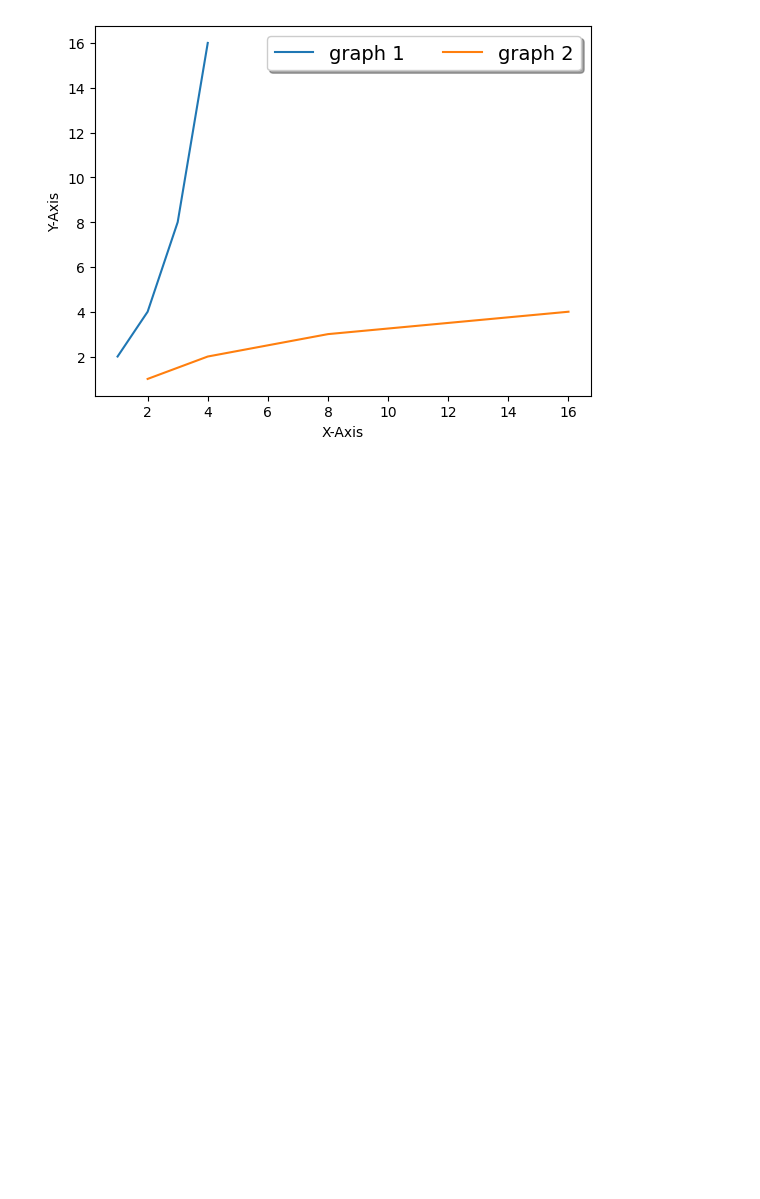
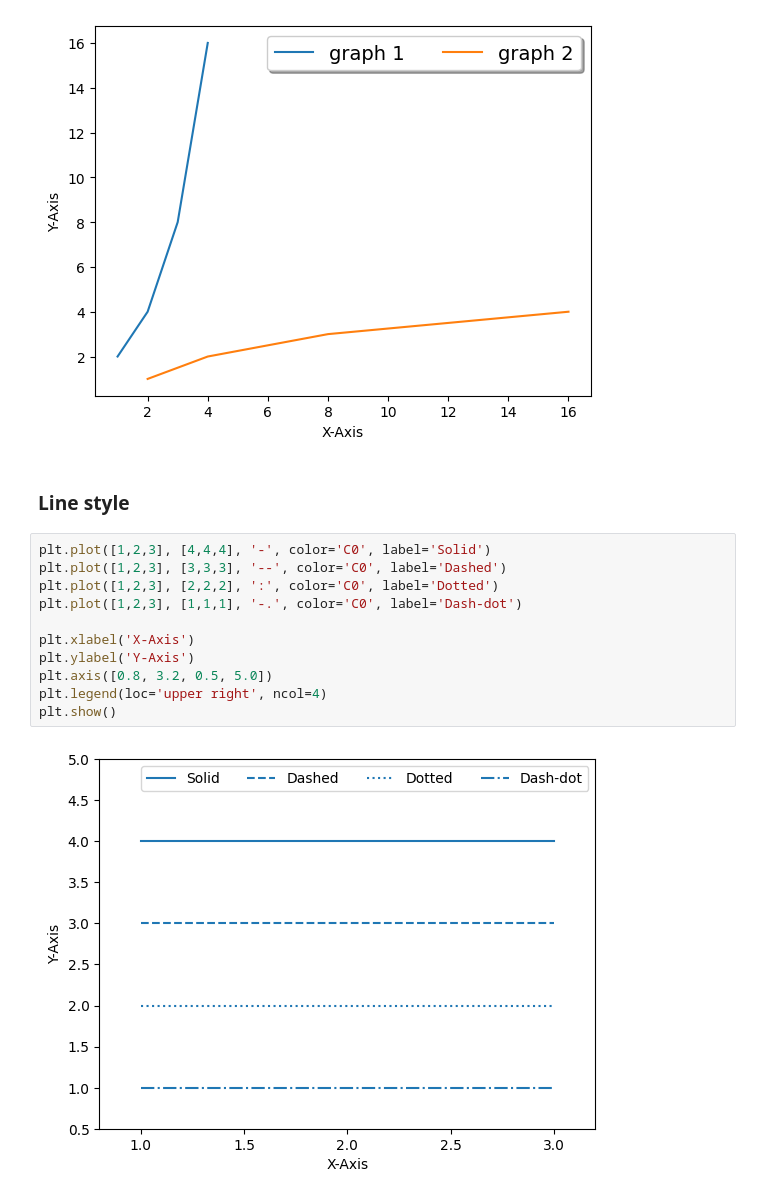
Before and after one commit to knachinen/ai_beginner, a Jupyter notebook: python/matplotlib.ipynb, the cells around one changed output. Saved outputs shown, nothing was run; the diff lists cells and outputs as text; blank space fills up the shorter version.

Commit message:
modified: line style

```diff
--- a/python/matplotlib.ipynb
+++ b/python/matplotlib.ipynb
@@ -173,3 +173,18 @@ plt.legend(loc='best', ncol=2, fontsize=14, frameon=True, shadow=True)
 plt.show()
 # %% [output]
 [figure]
+# %% [markdown]
+### Line style
+# %%
+plt.plot([1,2,3], [4,4,4], '-', color='C0', label='Solid')
+plt.plot([1,2,3], [3,3,3], '--', color='C0', label='Dashed')
+plt.plot([1,2,3], [2,2,2], ':', color='C0', label='Dotted')
+plt.plot([1,2,3], [1,1,1], '-.', color='C0', label='Dash-dot')
+
+plt.xlabel('X-Axis')
+plt.ylabel('Y-Axis')
+plt.axis([0.8, 3.2, 0.5, 5.0])
+plt.legend(loc='upper right', ncol=4)
+plt.show()
+# %% [output]
+[figure, added]
```
Also changed, not shown: parts of 2 cells of this notebook.
